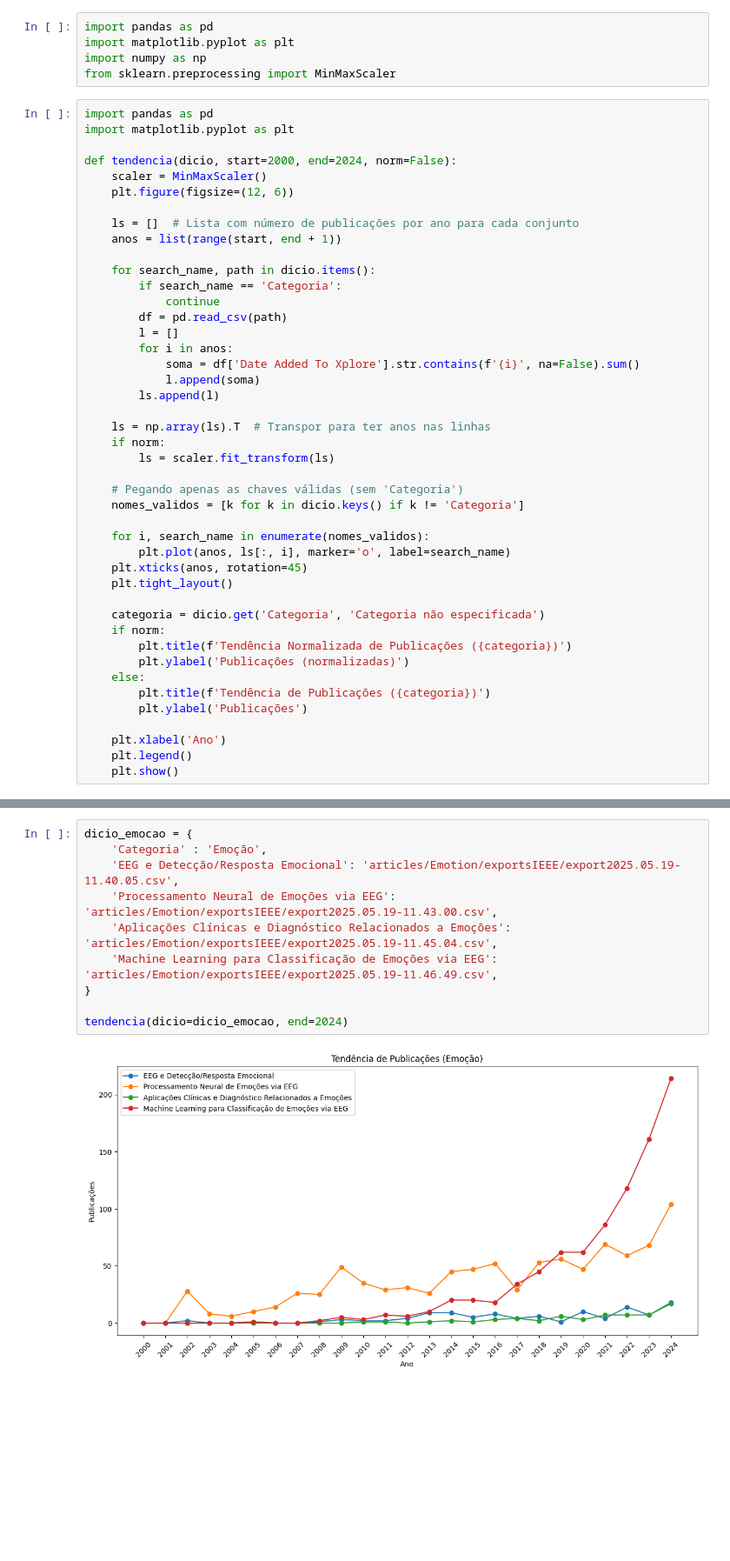
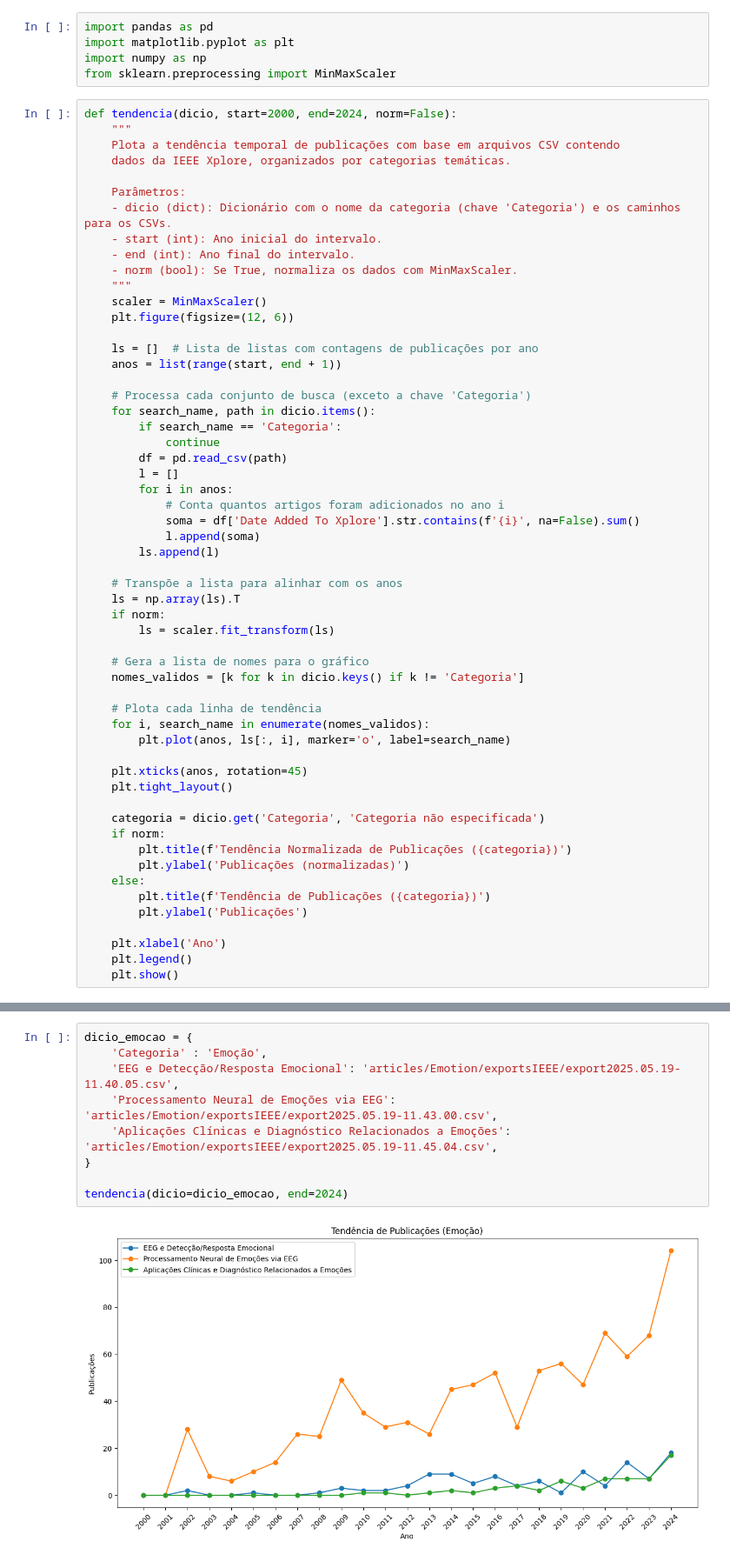
Before and after one commit to matheuspinto4/EEG, a Jupyter notebook: pesquisa.ipynb, the cells around one changed output, grey strips where cells are left out. Shown: that part at 87% size. Cells and saved outputs as stored; diff of their text form; blank space fills up the shorter version.

```diff
--- a/pesquisa.ipynb
+++ b/pesquisa.ipynb
@@ -4,35 +4,47 @@ import matplotlib.pyplot as plt
 import numpy as np
 from sklearn.preprocessing import MinMaxScaler
 # %%
-import pandas as pd
-import matplotlib.pyplot as plt
+def tendencia(dicio, start=2000, end=2024, norm=False):
+    """
+    Plota a tendência temporal de publicações com base em arquivos CSV contendo
+    dados da IEEE Xplore, organizados por categorias temáticas.
 
-def tendencia(dicio, start=2000, end=2024, norm=False):
+    Parâmetros:
+    - dicio (dict): Dicionário com o nome da categoria (chave 'Categoria') e os caminhos para os CSVs.
+    - start (int): Ano inicial do intervalo.
+    - end (int): Ano final do intervalo.
+    - norm (bool): Se True, normaliza os dados com MinMaxScaler.
+    """
     scaler = MinMaxScaler()
     plt.figure(figsize=(12, 6))
 
-    ls = []  # Lista com número de publicações por ano para cada conjunto
+    ls = []  # Lista de listas com contagens de publicações por ano
     anos = list(range(start, end + 1))
 
+    # Processa cada conjunto de busca (exceto a chave 'Categoria')
     for search_name, path in dicio.items():
         if search_name == 'Categoria':
             continue
         df = pd.read_csv(path)
         l = []
         for i in anos:
+            # Conta quantos artigos foram adicionados no ano i
             soma = df['Date Added To Xplore'].str.contains(f'{i}', na=False).sum()
             l.append(soma)
         ls.append(l)
 
-    ls = np.array(ls).T  # Transpor para ter anos nas linhas
+    # Transpõe a lista para alinhar com os anos
+    ls = np.array(ls).T
     if norm:
         ls = scaler.fit_transform(ls)
 
-    # Pegando apenas as chaves válidas (sem 'Categoria')
+    # Gera a lista de nomes para o gráfico
     nomes_validos = [k for k in dicio.keys() if k != 'Categoria']
 
+    # Plota cada linha de tendência
     for i, search_name in enumerate(nomes_validos):
         plt.plot(anos, ls[:, i], marker='o', label=search_name)
+
     plt.xticks(anos, rotation=45)
     plt.tight_layout()
 
@@ -63,12 +75,11 @@ tendencia(dicio_olfato, end=2024)
 # %%
 dicio_emocao = {
     'Categoria' : 'Emoção',
     'EEG e Detecção/Resposta Emocional': 'articles/Emotion/exportsIEEE/export2025.05.19-11.40.05.csv',
     'Processamento Neural de Emoções via EEG': 'articles/Emotion/exportsIEEE/export2025.05.19-11.43.00.csv',
     'Aplicações Clínicas e Diagnóstico Relacionados a Emoções': 'articles/Emotion/exportsIEEE/export2025.05.19-11.45.04.csv',
-    'Machine Learning para Classificação de Emoções via EEG': 'articles/Emotion/exportsIEEE/export2025.05.19-11.46.49.csv',
 }
 
 tendencia(dicio=dicio_emocao, end=2024)
 # %% [output]
-[figure, old version]
+[figure, new version]
```
Also changed, not shown: parts of 2 cells of this notebook, 12 other files.
